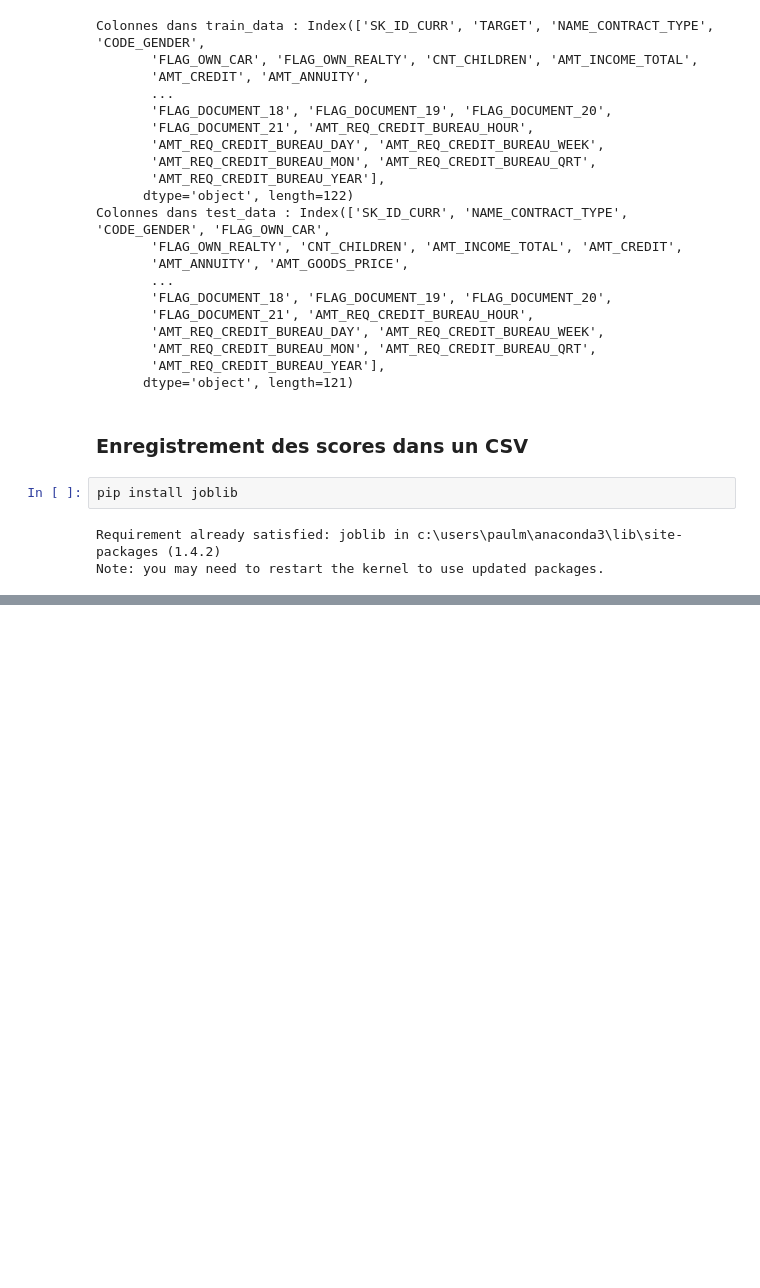
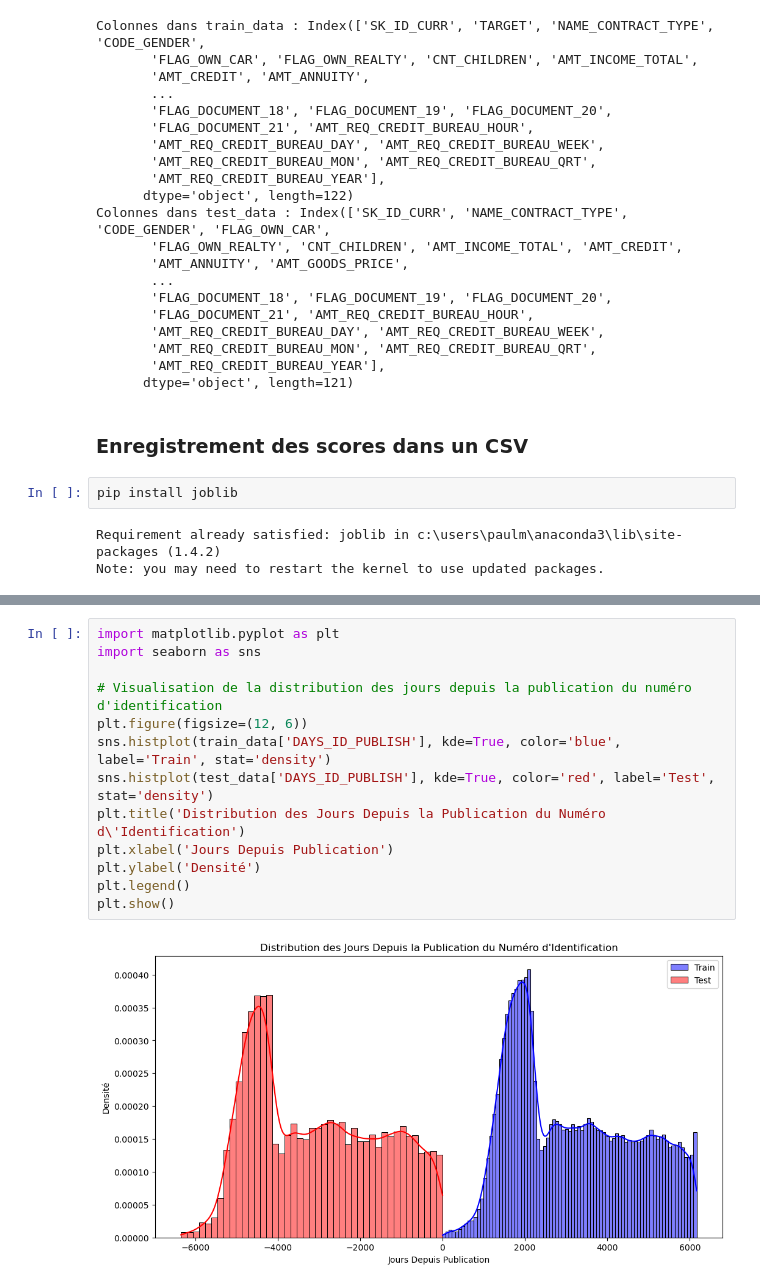
Before and after one commit to PaulMouly/Credit_Scoring, a Jupyter notebook: model_drift_analysis/data_drift.ipynb, the cells around one changed output, grey strips where cells are left out. Drawn from its saved outputs; the diff is of its cells as text; blank space fills up the shorter version.

```diff
--- a/model_drift_analysis/data_drift.ipynb
+++ b/model_drift_analysis/data_drift.ipynb
@@ -519,0 +376,15 @@ test_data.head()
+# %%
+import matplotlib.pyplot as plt
+import seaborn as sns
+
+# Visualisation de la distribution des jours depuis la publication du numéro d'identification
+plt.figure(figsize=(12, 6))
+sns.histplot(train_data['DAYS_ID_PUBLISH'], kde=True, color='blue', label='Train', stat='density')
+sns.histplot(test_data['DAYS_ID_PUBLISH'], kde=True, color='red', label='Test', stat='density')
+plt.title('Distribution des Jours Depuis la Publication du Numéro d\'Identification')
+plt.xlabel('Jours Depuis Publication')
+plt.ylabel('Densité')
+plt.legend()
+plt.show()
+# %% [output]
+[figure, added]
```
Also changed, not shown: parts of 38 cells of this notebook, 8 other files.
